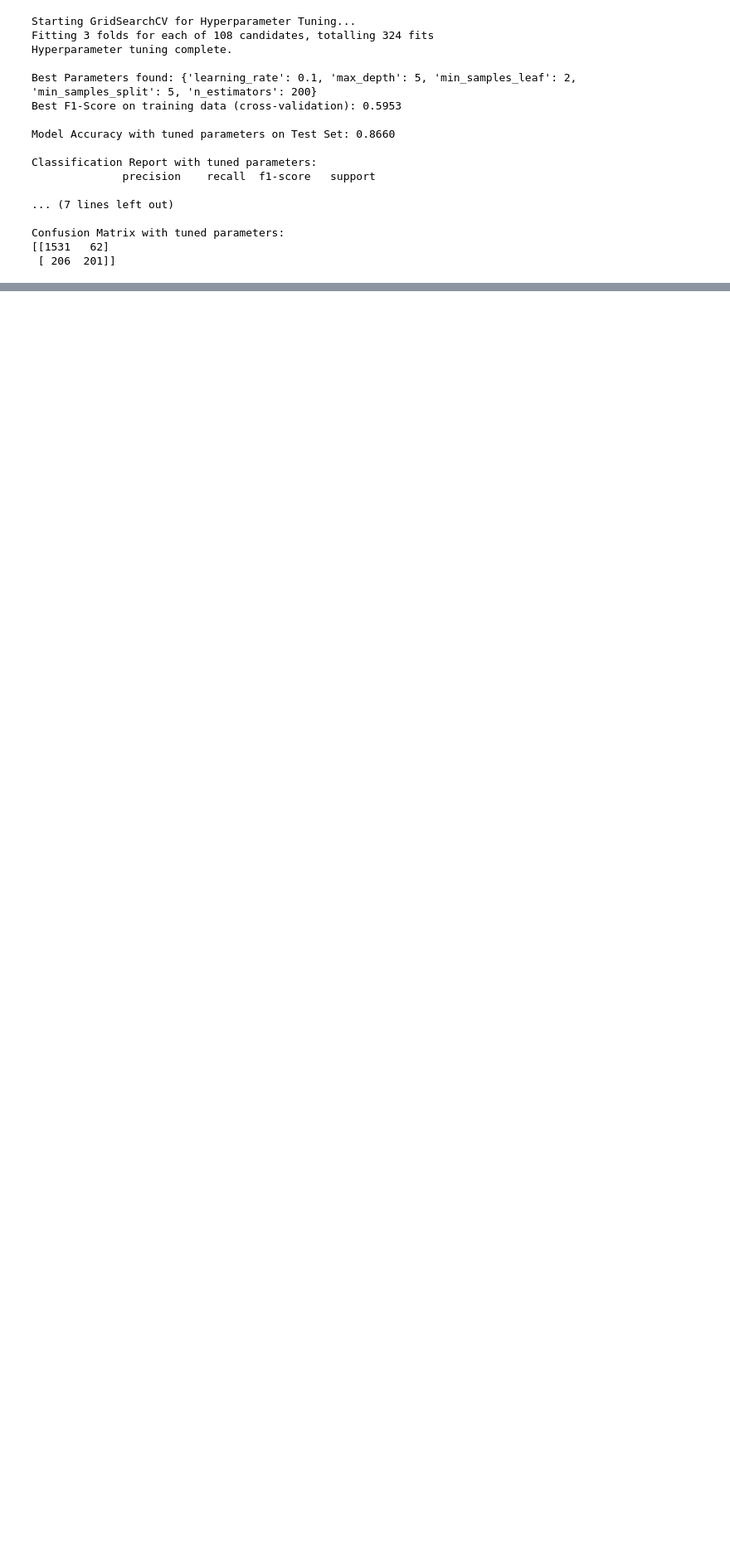
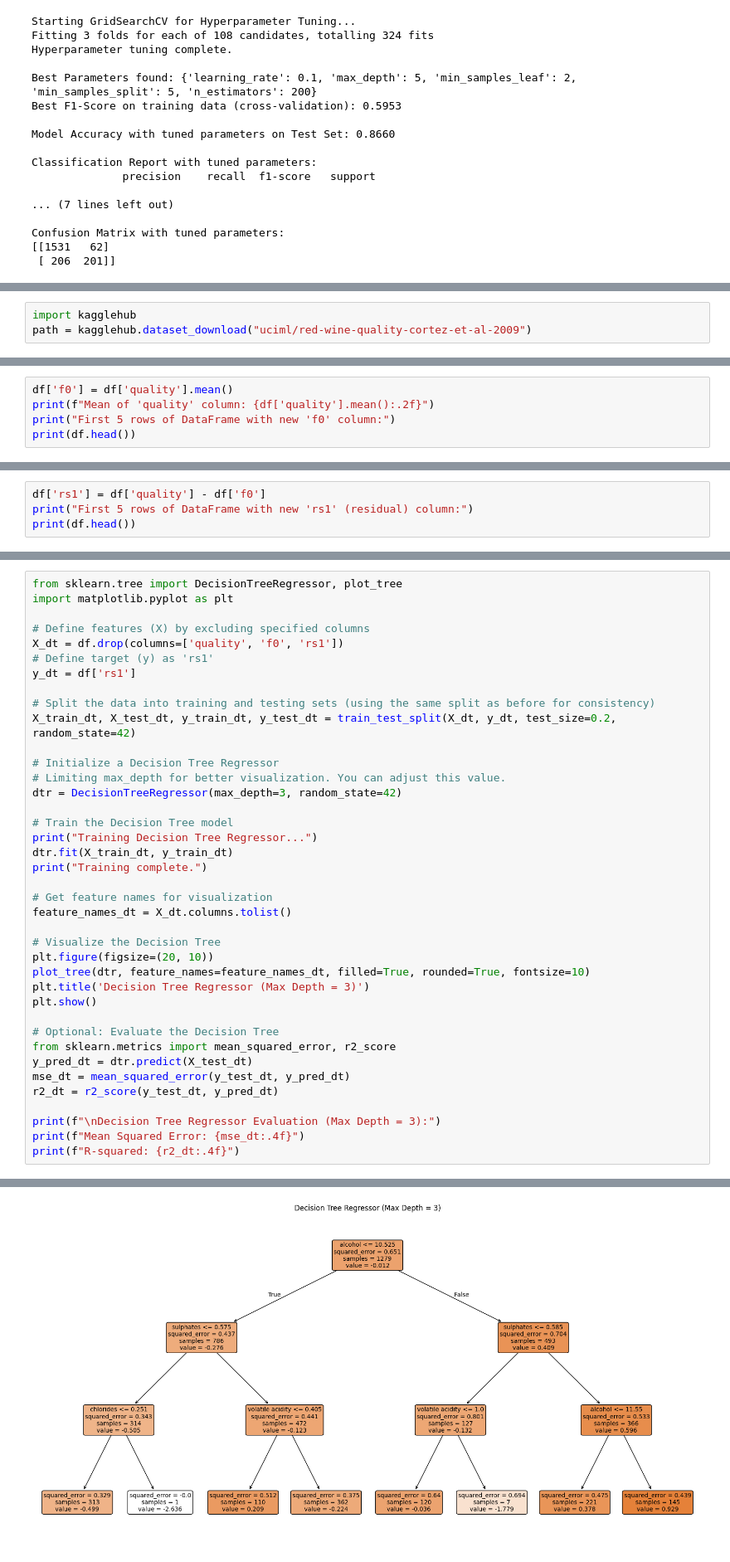
Before and after one commit to saim9211/Machine-Learning-Stuff, a Jupyter notebook: Gradient_Boosting.ipynb, the cells around one changed output, grey strips where cells are left out. Shown at 83% size. Saved outputs shown, nothing was run; the diff lists cells and outputs as text; blank space fills up the shorter version.

```diff
--- a/Gradient_Boosting.ipynb
+++ b/Gradient_Boosting.ipynb
@@ -249,0 +252,3 @@ Confusion Matrix with tuned parameters:
+# %%
+import kagglehub
+path = kagglehub.dataset_download("uciml/red-wine-quality-cortez-et-al-2009")
@@ -249,0 +321,5 @@ Confusion Matrix with tuned parameters:
+# %%
+df['f0'] = df['quality'].mean()
+print(f"Mean of 'quality' column: {df['quality'].mean():.2f}")
+print("First 5 rows of DataFrame with new 'f0' column:")
+print(df.head())
@@ -249,0 +344,4 @@ Confusion Matrix with tuned parameters:
+# %%
+df['rs1'] = df['quality'] - df['f0']
+print("First 5 rows of DataFrame with new 'rs1' (residual) column:")
+print(df.head())
@@ -249,0 +417,40 @@ Confusion Matrix with tuned parameters:
+# %%
+from sklearn.tree import DecisionTreeRegressor, plot_tree
+import matplotlib.pyplot as plt
+
+# Define features (X) by excluding specified columns
+X_dt = df.drop(columns=['quality', 'f0', 'rs1'])
+# Define target (y) as 'rs1'
+y_dt = df['rs1']
+
+# Split the data into training and testing sets (using the same split as before for consistency)
+X_train_dt, X_test_dt, y_train_dt, y_test_dt = train_test_split(X_dt, y_dt, test_size=0.2, random_state=42)
+
+# Initialize a Decision Tree Regressor
+# Limiting max_depth for better visualization. You can adjust this value.
+dtr = DecisionTreeRegressor(max_depth=3, random_state=42)
+
+# Train the Decision Tree model
+print("Training Decision Tree Regressor...")
+dtr.fit(X_train_dt, y_train_dt)
+print("Training complete.")
+
+# Get feature names for visualization
+feature_names_dt = X_dt.columns.tolist()
+
+# Visualize the Decision Tree
+plt.figure(figsize=(20, 10))
+plot_tree(dtr, feature_names=feature_names_dt, filled=True, rounded=True, fontsize=10)
+plt.title('Decision Tree Regressor (Max Depth = 3)')
+plt.show()
+
+# Optional: Evaluate the Decision Tree
+from sklearn.metrics import mean_squared_error, r2_score
+y_pred_dt = dtr.predict(X_test_dt)
+mse_dt = mean_squared_error(y_test_dt, y_pred_dt)
+r2_dt = r2_score(y_test_dt, y_pred_dt)
+
+print(f"\nDecision Tree Regressor Evaluation (Max Depth = 3):")
+print(f"Mean Squared Error: {mse_dt:.4f}")
+print(f"R-squared: {r2_dt:.4f}")
+# %% [output]
@@ -249,0 +459 @@ Confusion Matrix with tuned parameters:
+[figure, added]
```
Also changed, not shown: parts of 9 cells of this notebook.
